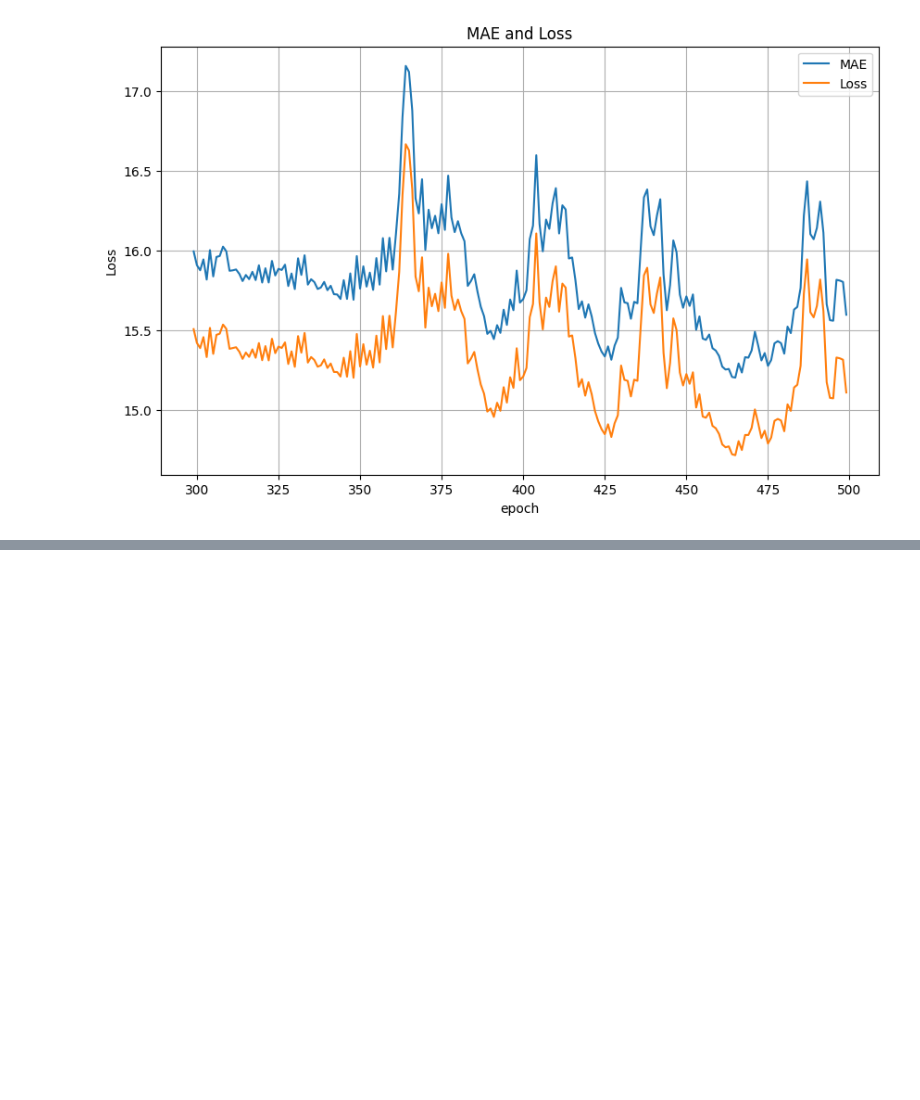
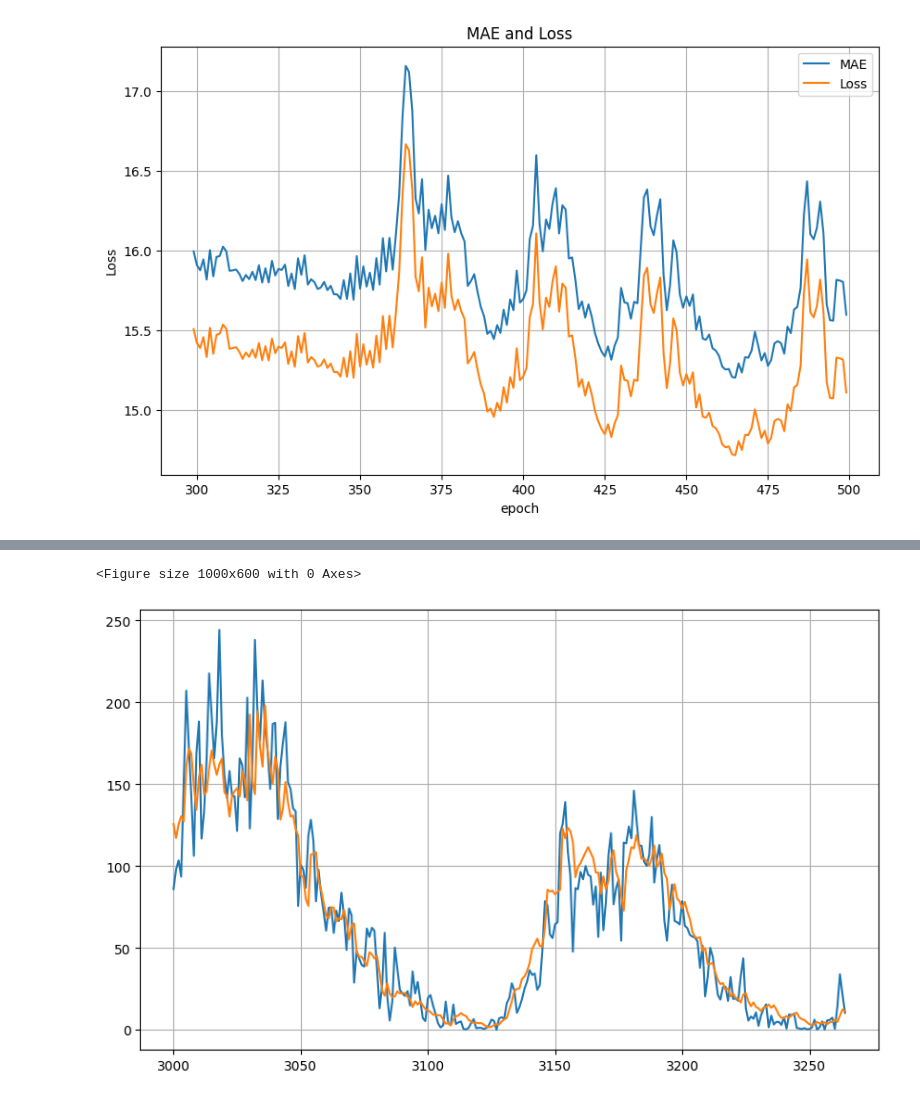
Before and after one commit to samuelpndx/time-series-sunspot, a Jupyter notebook: time_series_sunspot.ipynb, the cells around one changed output, grey strips where cells are left out. Drawn from its saved outputs; the diff is of its cells as text; code cells hidden in the pictures; blank space fills up the shorter version.

```diff
--- a/time_series_sunspot.ipynb
+++ b/time_series_sunspot.ipynb
@@ -787,3 +787,15 @@ plot_series(
 # %% [output]
 [figure]
 [figure]
+# %%
+def model_forecast(model, series, window_size):
+    """Generates a forecast using your trained model"""
+    ds = tf.data.Dataset.from_tensor_slices(series)
+    ds = ds.window(window_size, shift=1, drop_remainder=True)
+    ds = ds.flat_map(lambda w: w.batch(window_size))
+    ds = ds.batch(32).prefetch(1)
+    forecast = model.predict(ds)
+    return forecast
+# %%
+# Compute the forecast for the validation dataset. Remember you need the last WINDOW SIZE values to make the first prediction
+rnn_forecast = model_forecast(model, series[split_time-window_size:-1], window_size).squeeze()
@@ -789,0 +804,7 @@ plot_series(
+# %%
+# Plot the forecast
+plt.figure(figsize=(10, 6))
+plot_series(time_valid, (x_valid, rnn_forecast))
+# %% [output]
+<Figure size 1000x600 with 0 Axes>
+[figure, added]
```
Also changed, not shown: parts of 1 cell of this notebook.
